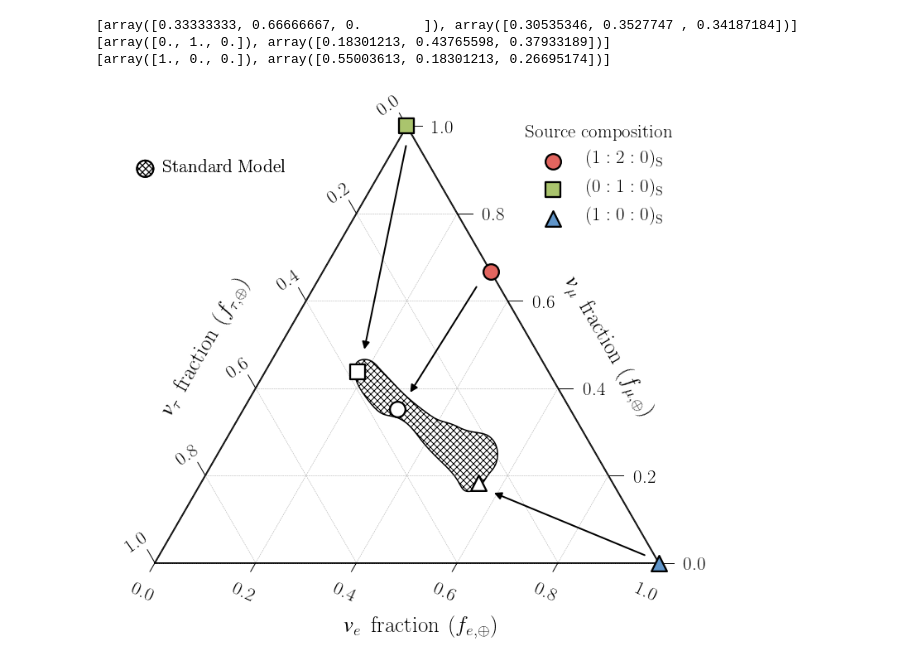
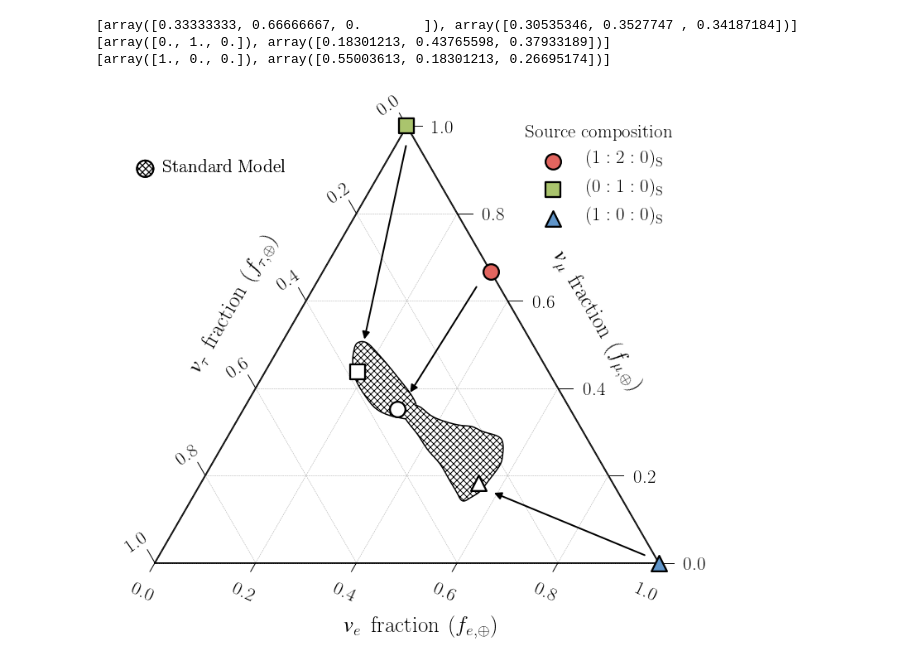
Before and after one commit to ShiveshM/GolemFlavor, a Jupyter notebook: plot_llh/thesis.ipynb, the cells around one changed output. Cells and saved outputs as stored; diff of their text form; code cells hidden in the pictures.

Commit message:
thesis plots

```diff
--- a/plot_llh/thesis.ipynb
+++ b/plot_llh/thesis.ipynb
@@ -92,3 +84,22 @@ fontsize = 23
+# %%
+# Calculate nufit boundary
+polys = []
+for x in (SM_X[SM_X[:,0]>=(1/3.)], SM_X[SM_X[:,0]<(1/3.)]):
+    polys.append(plot_utils.flavour_contour(
+        frs = x,
+        plot = False,
+        nbins = nbins,
+        coverage = 95,
+        oversample = 15,
+        delaunay = True,
+        d_alpha = 0.04,
+        d_gauss = 0.02,
+        smoothing = 4,
+        hist_smooth = 0.03
+    ))
+p1 = sg.Polygon(polys[0])
+p2 = sg.Polygon(polys[1])
+nufit_bound = so.cascaded_union([p1,p2]).exterior.xy
 # %%
 # Figure
 fig = plt.figure(figsize=(12, 12))
@@ -119,50 +130,51 @@ tax.scatter([SM_010[1]*nbins], marker='s', s=350, edgecolors='k',
 tax.scatter([SM_100[1]*nbins], marker='^', s=350, edgecolors='k',
             facecolors='white', linewidth=2.3, zorder=10)
 
-ax.annotate("", xy=np.array([0.415, 0.42])*nbins, xytext=np.array([0.499, 0.83])*nbins,
-            arrowprops=dict(arrowstyle="-|>",facecolor='k',lw=2))
+ax.annotate("", xy=np.array([0.415, 0.44])*nbins, xytext=np.array([0.499, 0.83])*nbins,
+            arrowprops=dict(arrowstyle="-|>",facecolor='k',lw=2), zorder=5)
 ax.annotate("", xy=np.array([0.505, 0.335])*nbins, xytext=np.array([0.64, 0.55])*nbins,
-            arrowprops=dict(arrowstyle="-|>",facecolor='k',lw=2))
+            arrowprops=dict(arrowstyle="-|>",facecolor='k',lw=2), zorder=5)
 ax.annotate("", xy=np.array([0.67, 0.14])*nbins, xytext=np.array([0.975, 0.014])*nbins,
-            arrowprops=dict(arrowstyle="-|>",facecolor='k',lw=2))
+            arrowprops=dict(arrowstyle="-|>",facecolor='k',lw=2), zorder=5)
 
 # Legend
 l_size = fontsize
 legend = plt.legend(loc=(0.7, 0.75), title=r'Source composition',
                     fontsize=l_size, prop={'size': fontsize})
 plt.setp(legend.get_title(), fontsize=l_size)
 ax.add_artist(legend)
 
-plot_utils.flavour_contour(
-    frs = SM_X,
-    ax = ax,
-    fill = True,
-    nbins = nbins,
-    coverage = 90,
+# Plot NuFIT boundary
+ax.fill(
+    nufit_bound[0], nufit_bound[1],
+    linewidth = 1.5,
+    edgecolor = 'None',
+    facecolor = 'white',
+    alpha = 1,
+    zorder = 4,
+)
+ax.fill(
+    nufit_bound[0], nufit_bound[1],
     linewidth = 1.5,
     edgecolor = 'k',
-    facecolor = 'none',
+    facecolor = 'None',
     alpha = 1,
-    zorder = 2,
-    oversample = 10,
-    delaunay = True,
-    d_alpha = 0.1,
-    smoothing = 4,
+    zorder = 5,
     hatch = 'XXX'
 )
 
 legend_elements = []
 legend_elements.append(
     Circle((0., 0.), 0.1, facecolor='none', hatch='XXX', edgecolor='k',
            linewidth=2., label=r'Standard Model')
 )
 legend = plt.legend(handles=legend_elements, loc=(-0.05, 0.85),
                     fontsize=l_size,
                     handler_map={Circle: HandlerCircle()})
 plt.setp(legend.get_title(), fontsize=l_size)
 legend.get_frame().set_linestyle('-')
 ax.add_artist(legend)
 
 fig.savefig('./plots/thesis.pdf', bbox_inches='tight', dpi=150)
 # %% [output]
-[figure, old version]
+[figure, new version]
```
Also changed, not shown: parts of 8 cells of this notebook, 7 other files.
